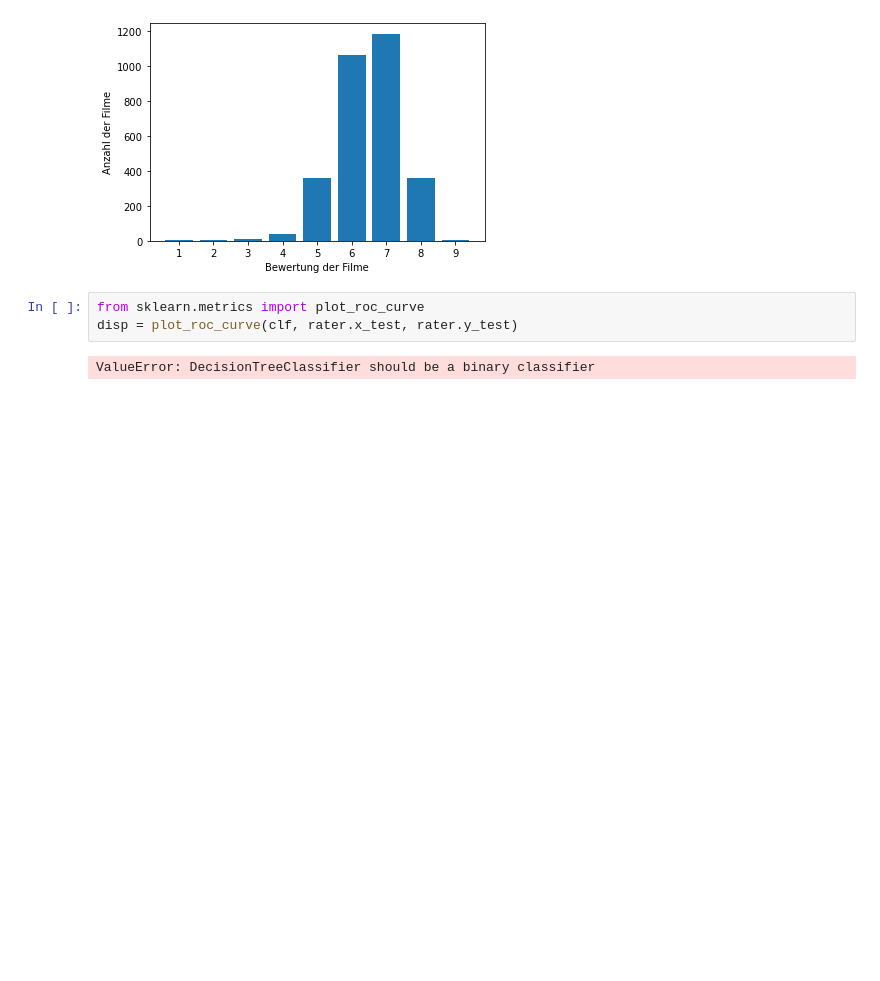
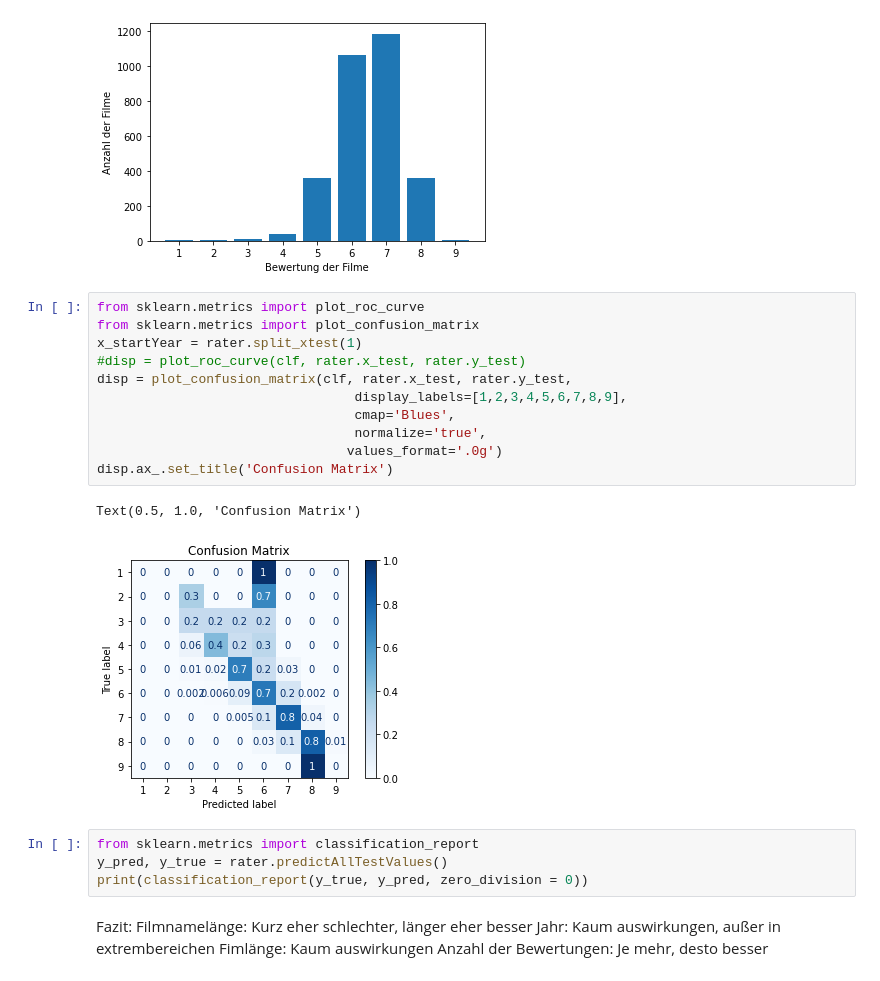
Before and after one commit to Tony1704/Imdbrating, a Jupyter notebook: python/imdbnotebook.ipynb, the cells around one changed output. Cells and saved outputs as stored; diff of their text form; blank space fills up the shorter version.

```diff
--- a/python/imdbnotebook.ipynb
+++ b/python/imdbnotebook.ipynb
@@ -261,8 +261,26 @@ plt.bar(x,y)
 # %% [output]
 <BarContainer object of 9 artists>
 [figure]
-# %%
-from sklearn.metrics import plot_roc_curve
-disp = plot_roc_curve(clf, rater.x_test, rater.y_test)
-# %% [output]
-ValueError: DecisionTreeClassifier should be a binary classifier
+# %%
+from sklearn.metrics import plot_roc_curve
+from sklearn.metrics import plot_confusion_matrix
+x_startYear = rater.split_xtest(1)
+#disp = plot_roc_curve(clf, rater.x_test, rater.y_test)
+disp = plot_confusion_matrix(clf, rater.x_test, rater.y_test,
+                                 display_labels=[1,2,3,4,5,6,7,8,9],
+                                 cmap='Blues',
+                                 normalize='true',
+                                values_format='.0g')
+disp.ax_.set_title('Confusion Matrix')
+# %% [output]
+Text(0.5, 1.0, 'Confusion Matrix')
+[figure, added]
+# %%
+from sklearn.metrics import classification_report
+y_pred, y_true = rater.predictAllTestValues()
+print(classification_report(y_true, y_pred, zero_division = 0))
+# %% [markdown]
+Fazit: Filmnamelänge: Kurz eher schlechter, länger eher besser
+       Jahr: Kaum auswirkungen, außer in extrembereichen
+       Fimlänge: Kaum auswirkungen
+       Anzahl der Bewertungen: Je mehr, desto besser
```
Also changed, not shown: parts of 4 cells of this notebook, 3 other files.
